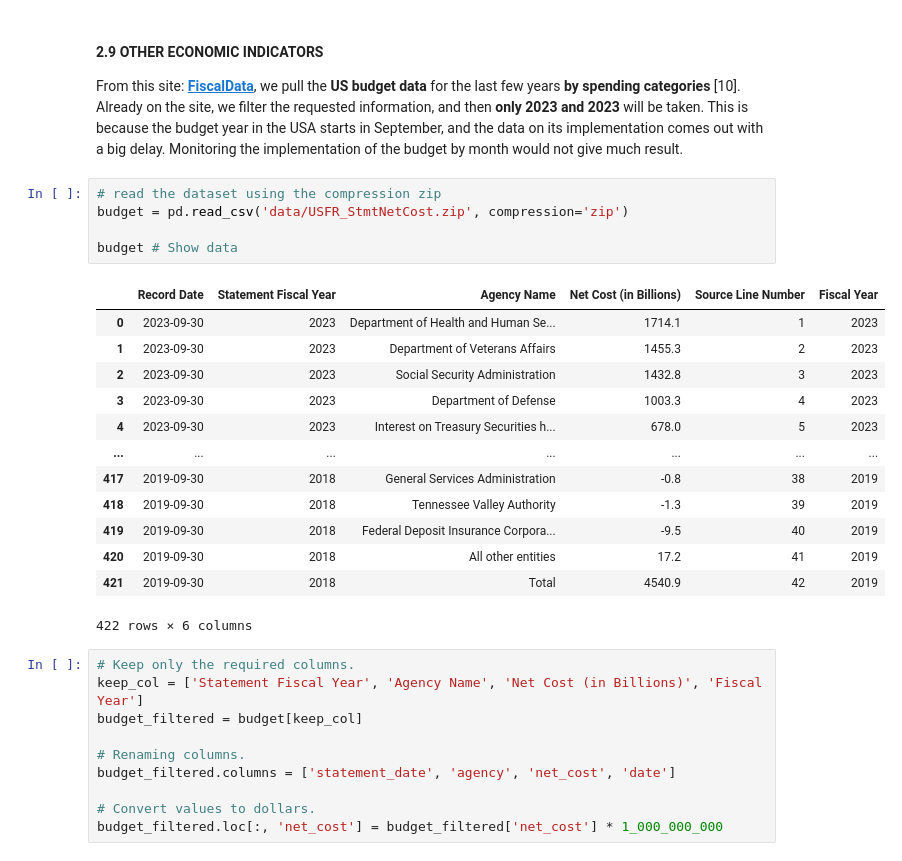
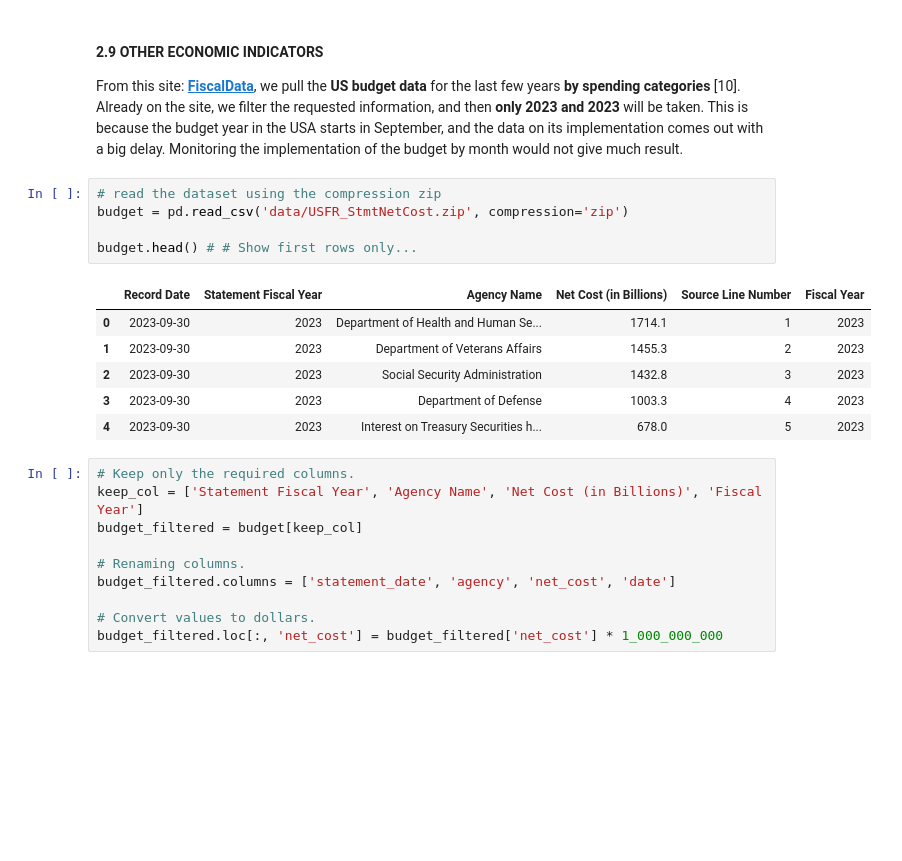
Before and after one commit to Engineer194/Macroeconomic-Analysis-of-the-US-Economy---Part-1, a Jupyter notebook: DATA_Project_v.1.ipynb, the cells around one changed output. Saved outputs shown, nothing was run; the diff lists cells and outputs as text; blank space fills up the shorter version.

```diff
--- a/DATA_Project_v.1.ipynb
+++ b/DATA_Project_v.1.ipynb
@@ -445,22 +411,15 @@ From this site: **[FiscalData](https://fiscaldata.treasury.gov/datasets/u-s-gove
 # %%
 # read the dataset using the compression zip
 budget = pd.read_csv('data/USFR_StmtNetCost.zip', compression='zip')
 
-budget # Show data
+budget.head() # # Show first rows only...
 # %% [output]
 |  | Record Date | Statement Fiscal Year | Agency Name | Net Cost (in Billions) | Source Line Number | Fiscal Year |
 | 0 | 2023-09-30 | 2023 | Department of Health and Human Se... | 1714.1 | 1 | 2023 |
 | 1 | 2023-09-30 | 2023 | Department of Veterans Affairs | 1455.3 | 2 | 2023 |
 | 2 | 2023-09-30 | 2023 | Social Security Administration | 1432.8 | 3 | 2023 |
 | 3 | 2023-09-30 | 2023 | Department of Defense | 1003.3 | 4 | 2023 |
 | 4 | 2023-09-30 | 2023 | Interest on Treasury Securities h... | 678.0 | 5 | 2023 |
-| ... | ... | ... | ... | ... | ... | ... |
-| 417 | 2019-09-30 | 2018 | General Services Administration | -0.8 | 38 | 2019 |
-| 418 | 2019-09-30 | 2018 | Tennessee Valley Authority | -1.3 | 39 | 2019 |
-| 419 | 2019-09-30 | 2018 | Federal Deposit Insurance Corpora... | -9.5 | 40 | 2019 |
-| 420 | 2019-09-30 | 2018 | All other entities | 17.2 | 41 | 2019 |
-| 421 | 2019-09-30 | 2018 | Total | 4540.9 | 42 | 2019 |
-422 rows × 6 columns
 # %%
 # Keep only the required columns.
 keep_col = ['Statement Fiscal Year', 'Agency Name', 'Net Cost (in Billions)', 'Fiscal Year']
```
Also changed, not shown: parts of 10 cells of this notebook.
